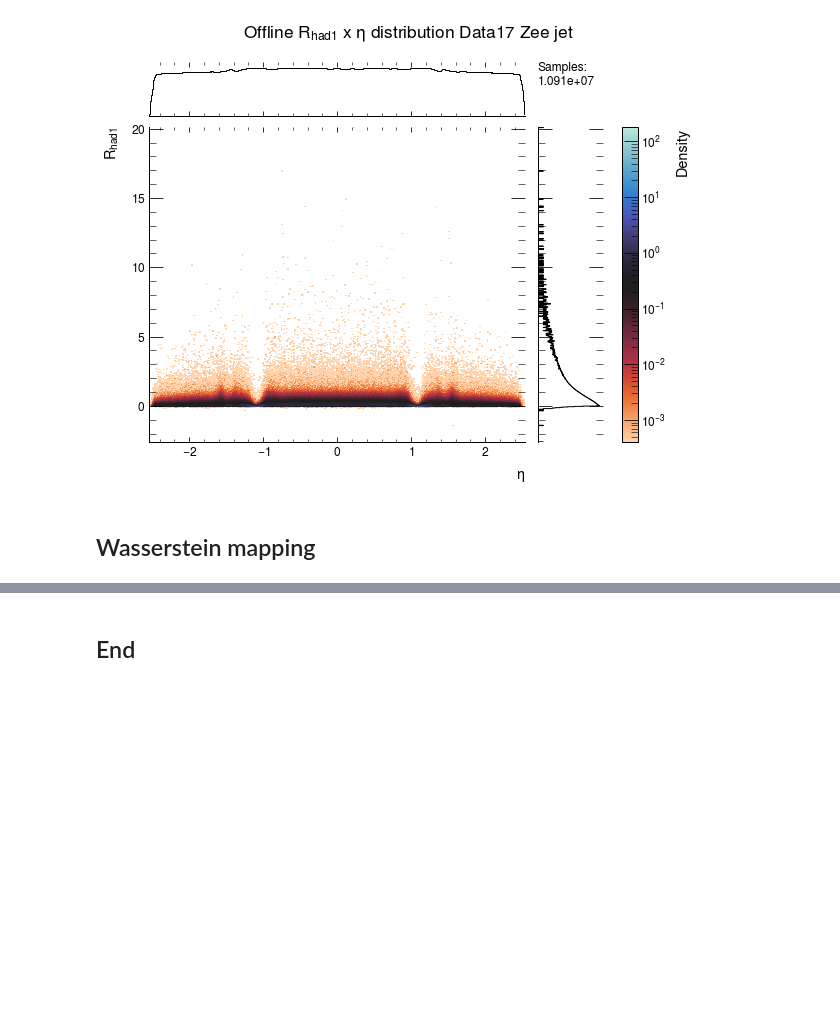
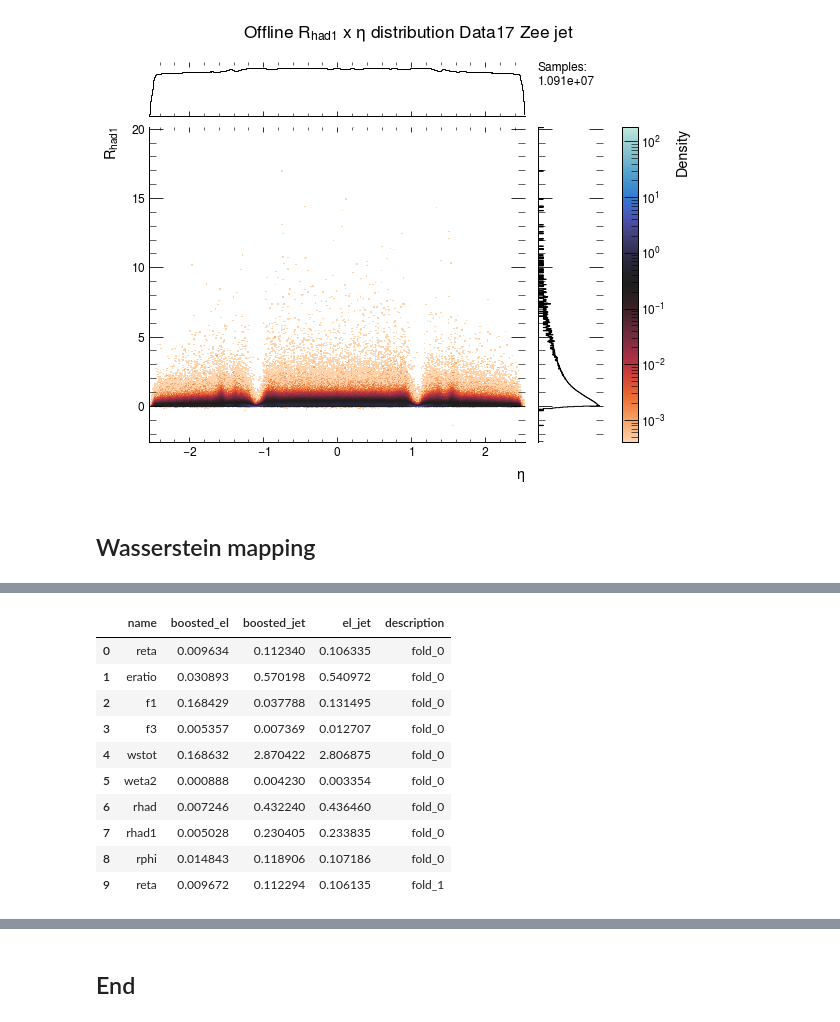
Before and after one commit to lucasbanunes/ringer, a Jupyter notebook: plots.ipynb, the cells around one changed output, grey strips where cells are left out. Drawn from its saved outputs; the diff is of its cells as text; code cells hidden in the pictures; blank space fills up the shorter version.

```diff
--- a/plots.ipynb
+++ b/plots.ipynb
@@ -683,0 +656,19 @@ wass_distances
+# %%
+from ringer.utils import get_triangle_angle
+from ringer.plotting import distance_triangle_plot
+from ringer.data import load_var_infos
+var_infos = load_var_infos()
+wass_distances = pd.read_csv(os.path.join('..', '..', 'data', 'wass_distances.csv'), index_col=0)
+wass_distances.head(10)
+# %% [output]
+|  | name | boosted_el | boosted_jet | el_jet | description |
+| 0 | reta | 0.009634 | 0.112340 | 0.106335 | fold_0 |
+| 1 | eratio | 0.030893 | 0.570198 | 0.540972 | fold_0 |
+| 2 | f1 | 0.168429 | 0.037788 | 0.131495 | fold_0 |
+| 3 | f3 | 0.005357 | 0.007369 | 0.012707 | fold_0 |
+| 4 | wstot | 0.168632 | 2.870422 | 2.806875 | fold_0 |
+| 5 | weta2 | 0.000888 | 0.004230 | 0.003354 | fold_0 |
+| 6 | rhad | 0.007246 | 0.432240 | 0.436460 | fold_0 |
+| 7 | rhad1 | 0.005028 | 0.230405 | 0.233835 | fold_0 |
+| 8 | rphi | 0.014843 | 0.118906 | 0.107186 | fold_0 |
+| 9 | reta | 0.009672 | 0.112294 | 0.106135 | fold_1 |
```
Also changed, not shown: parts of 4 cells of this notebook, 4 other files.
